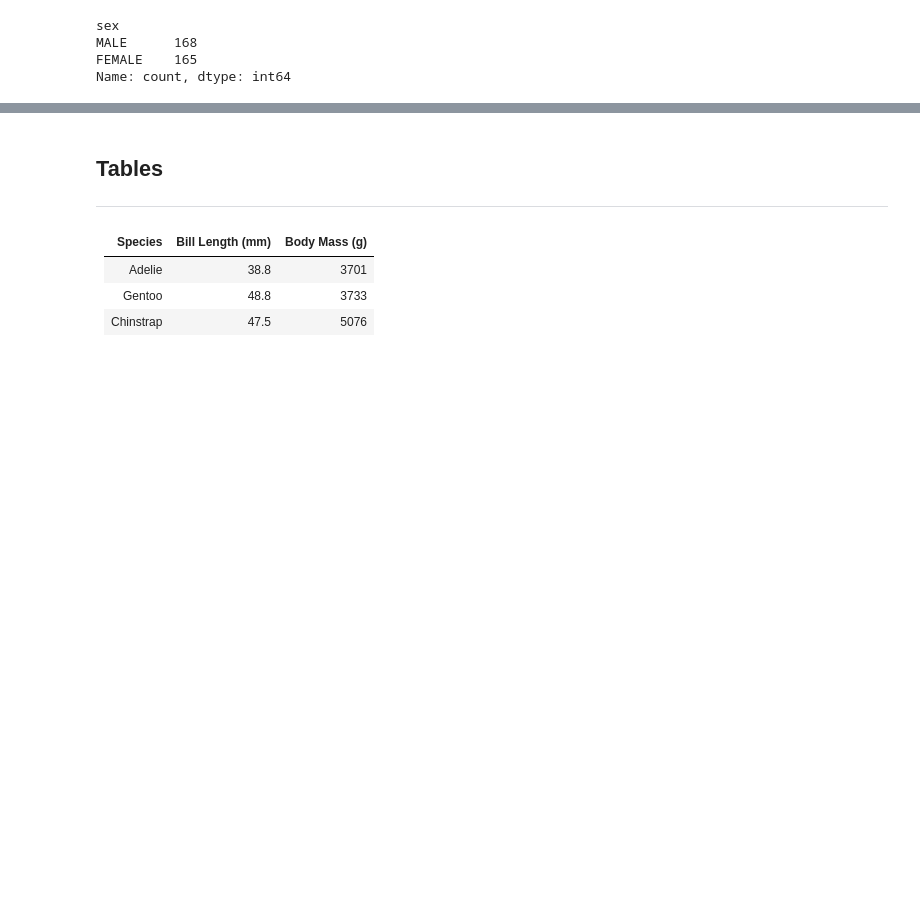
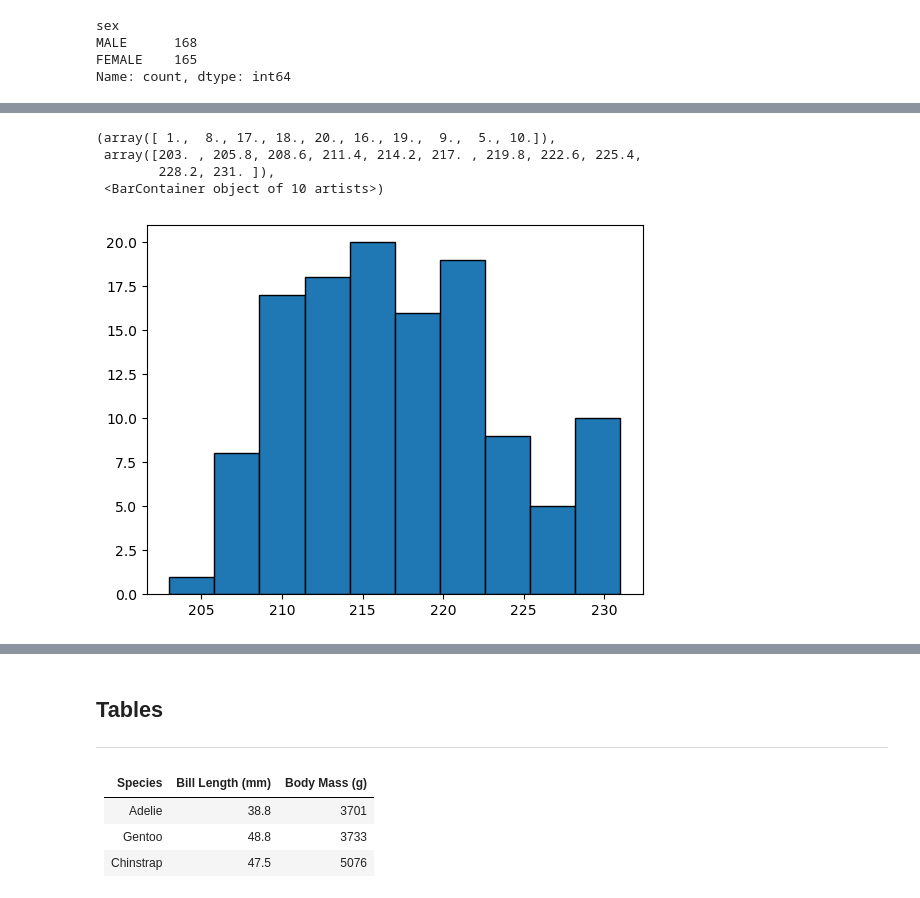
Before and after one commit to fdennehy/pda-project, a Jupyter notebook: penguins.ipynb, the cells around one changed output, grey strips where cells are left out. Drawn from its saved outputs; the diff is of its cells as text; code cells hidden in the pictures; blank space fills up the shorter version.

```diff
--- a/penguins.ipynb
+++ b/penguins.ipynb
@@ -148,0 +322,9 @@ If you want a second paragraph, leave a blank line! If you want a second paragra
+# %%
+# Plot histogram
+plt.hist(gentoo_flen, edgecolor='black')
+# %% [output]
+(array([ 1.,  8., 17., 18., 20., 16., 19.,  9.,  5., 10.]),
+ array([203. , 205.8, 208.6, 211.4, 214.2, 217. , 219.8, 222.6, 225.4,
+        228.2, 231. ]),
+ <BarContainer object of 10 artists>)
+[figure, added]
```
Also changed, not shown: parts of 34 cells of this notebook, 1 other file.
